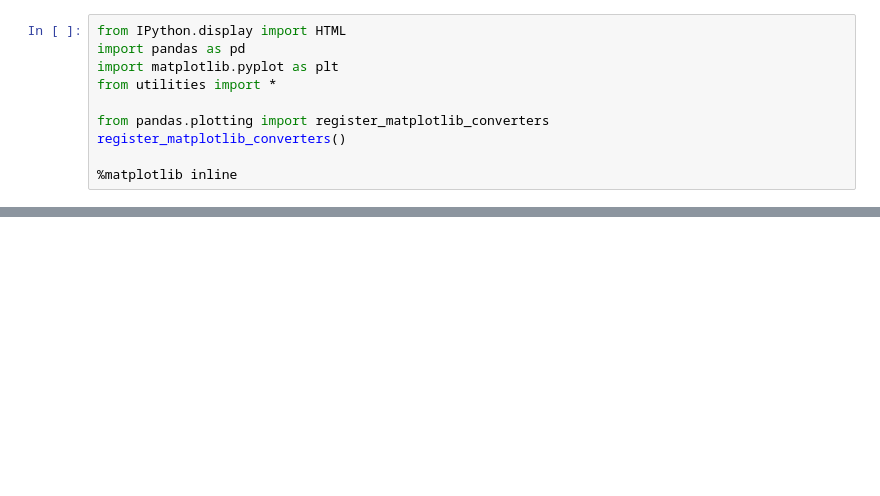
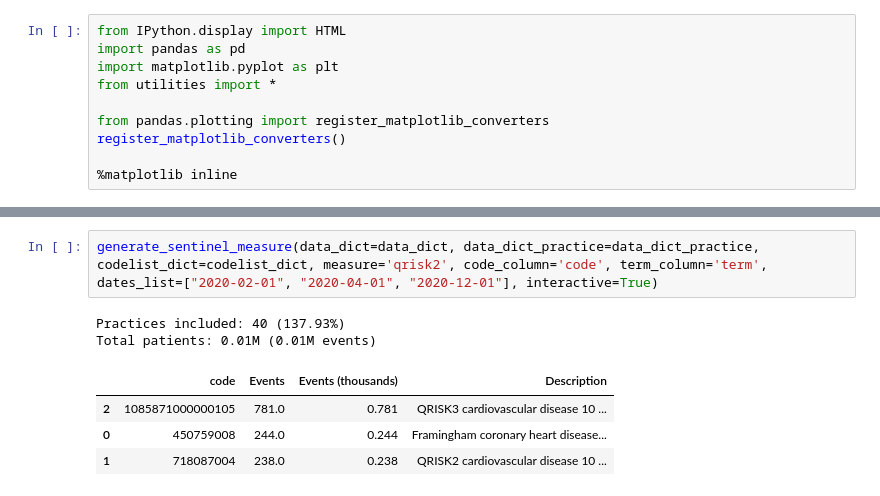
Before and after one commit to opensafely/SRO-Measures, a Jupyter notebook: notebooks/sentinel_measures.ipynb, the cells around one changed output, grey strips where cells are left out. Cells and saved outputs as stored; diff of their text form; blank space fills up the shorter version.

```diff
--- a/notebooks/sentinel_measures.ipynb
+++ b/notebooks/sentinel_measures.ipynb
@@ -100,0 +94,9 @@ generate_sentinel_measure(data_dict, data_dict_practice, codelist_dict, 'copd',
+# %%
+generate_sentinel_measure(data_dict=data_dict, data_dict_practice=data_dict_practice, codelist_dict=codelist_dict, measure='qrisk2', code_column='code', term_column='term', dates_list=["2020-02-01", "2020-04-01", "2020-12-01"], interactive=True)
+# %% [output]
+Practices included: 40 (137.93%)
+Total patients: 0.01M (0.01M events)
+|  | code | Events | Events (thousands) | Description |
+| 2 | 1085871000000105 | 781.0 | 0.781 | QRISK3 cardiovascular disease 10 ... |
+| 0 | 450759008 | 244.0 | 0.244 | Framingham coronary heart disease... |
+| 1 | 718087004 | 238.0 | 0.238 | QRISK2 cardiovascular disease 10 ... |
```
Also changed, not shown: parts of 43 cells of this notebook, 1 other file.
